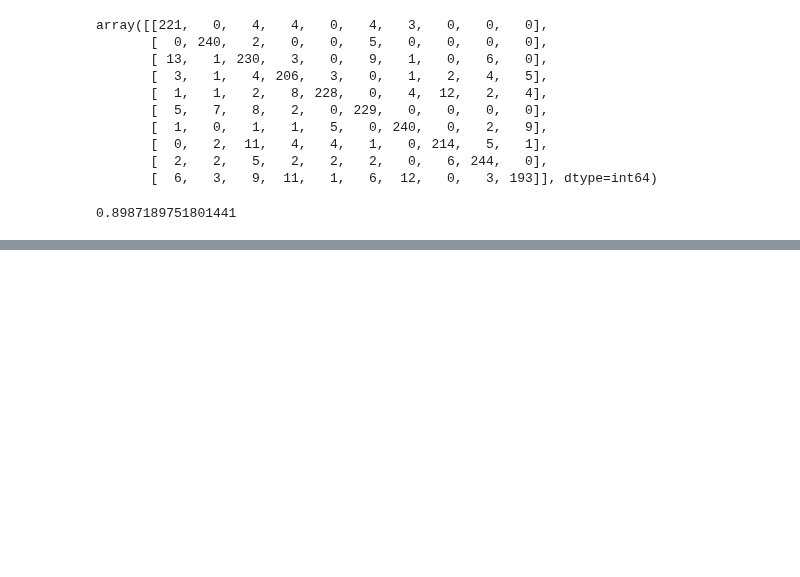
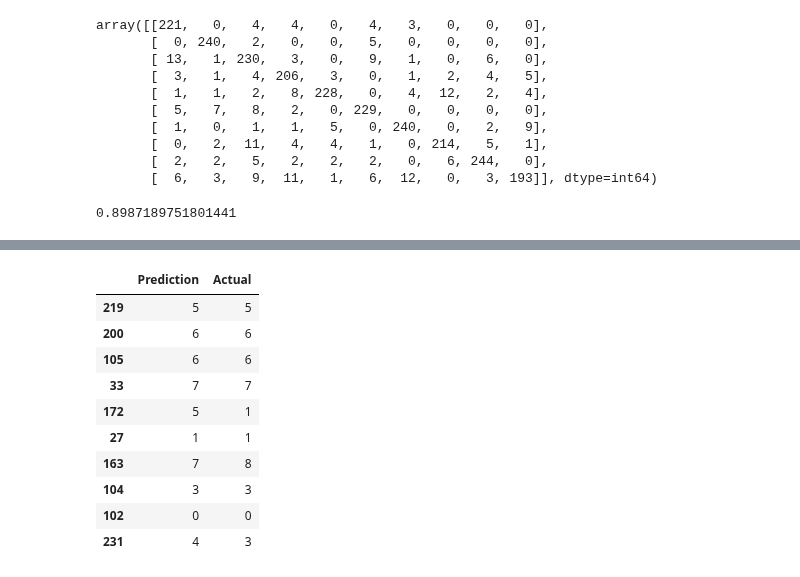
Before and after one commit to tlin41390/MusicClassification, a Jupyter notebook: Random_Forest_Optimization.ipynb, the cells around one changed output, grey strips where cells are left out. Cells and saved outputs as stored; diff of their text form; code cells hidden in the pictures; blank space fills up the shorter version.

```diff
--- a/Random_Forest_Optimization.ipynb
+++ b/Random_Forest_Optimization.ipynb
@@ -198,0 +309,14 @@ acc_score
+# %%
+results.sample(10)
+# %% [output]
+|  | Prediction | Actual |
+| 219 | 5 | 5 |
+| 200 | 6 | 6 |
+| 105 | 6 | 6 |
+| 33 | 7 | 7 |
+| 172 | 5 | 1 |
+| 27 | 1 | 1 |
+| 163 | 7 | 8 |
+| 104 | 3 | 3 |
+| 102 | 0 | 0 |
+| 231 | 4 | 3 |
```
Also changed, not shown: parts of 4 cells of this notebook, 5 other files.
